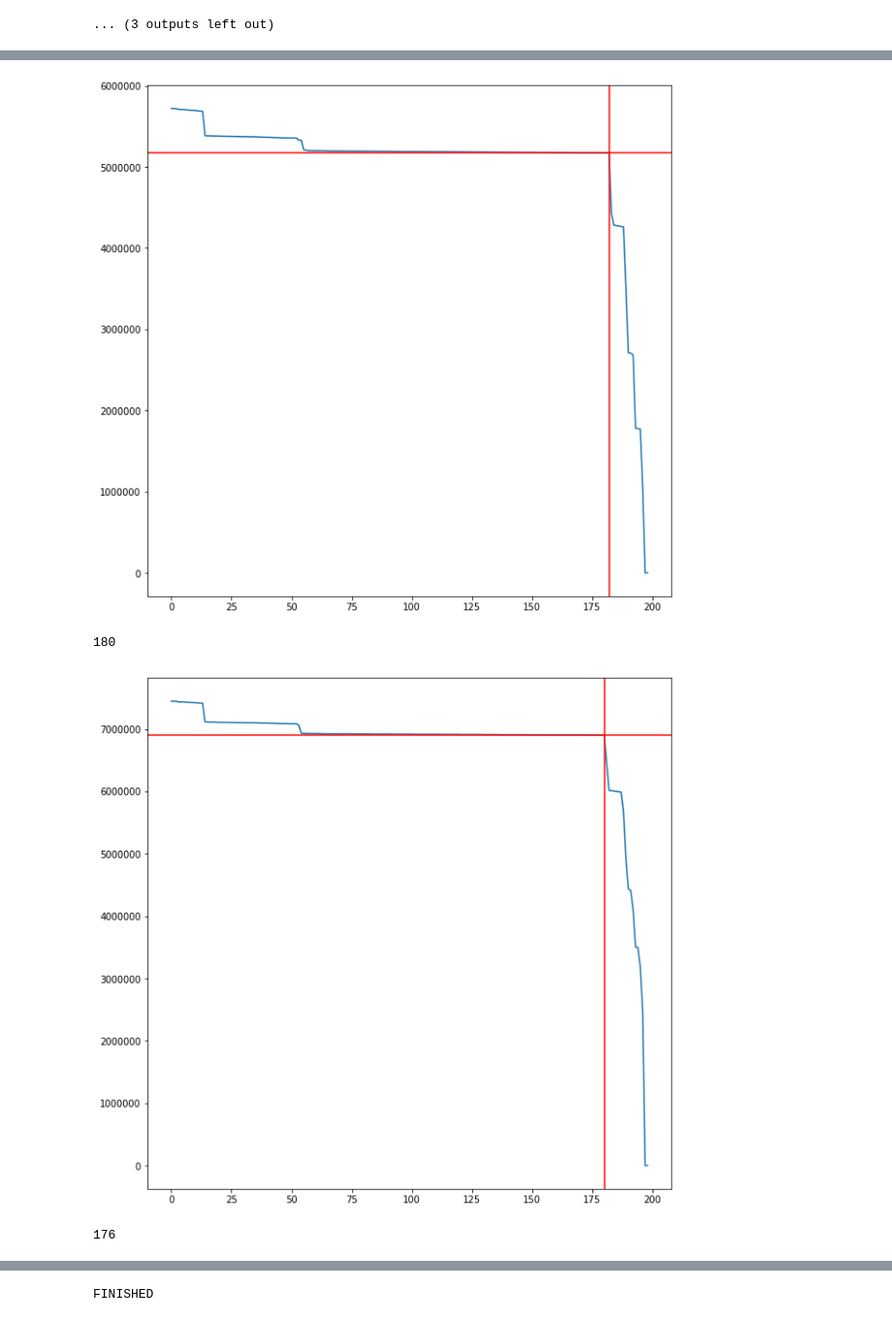
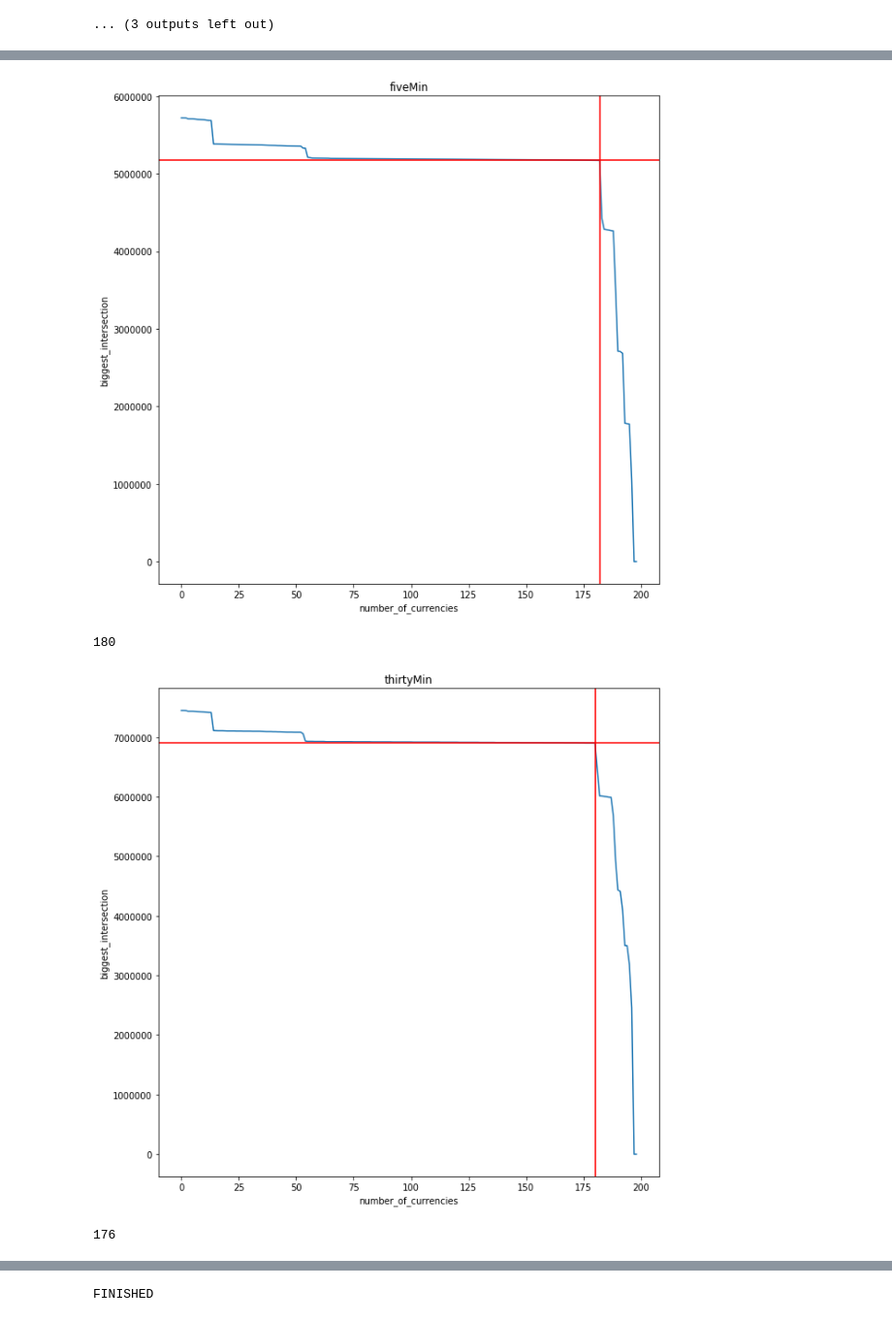
Before and after one commit to vladbataev/BigML, a Jupyter notebook: analyzing dataset.ipynb, the cells around one changed output, grey strips where cells are left out. Shown at 97% size. Cells and saved outputs as stored; diff of their text form; code cells hidden in the pictures.

Commit message:
labels on the graphs + correct format

```diff
--- a/analyzing dataset.ipynb
+++ b/analyzing dataset.ipynb
@@ -60,11 +60,16 @@ def read_datas(datas_type, delta, process = False):
     print("reading ", datas_type)
     for btc_pair in tqdm.tqdm(btc_pairs):
         path = 'history/' + btc_pair +  '/' + datas_type + '/'
-        file = os.listdir(path)[0]
+        file = None
+        for it_file in os.listdir(path):
+            if it_file[0] != '.':
+                file = it_file
+
         if process:
             datas[btc_pair] = add_missing(add_timestamps(pandas.read_csv(path + file, sep = ';')), delta)
         else:
             datas[btc_pair] = pandas.read_csv(path + file, sep = ';')
+
     return datas
 # %%
 def get_duration_info(datas):
@@ -312,6 +313,9 @@ for datas_type in ['oneMin', 'fiveMin', 'thirtyMin', 'hour']:
     plt.plot(indices_grid, intersections_summary[datas_type][0])
     plt.axvline(x=index, color = 'red')
     plt.axhline(y = intersections_summary[datas_type][0][index], color = 'red')
+    plt.xlabel('number_of_currencies')
+    plt.ylabel('biggest_intersection')
+    plt.title(datas_type)
     plt.show()
     best_indices[datas_type] = index
 # %% [output]
@@ -320,5 +324,5 @@ for datas_type in ['oneMin', 'fiveMin', 'thirtyMin', 'hour']:
 182
-[figure, old version]
+[figure, new version]
 180
-[figure, old version]
+[figure, new version]
 176
```
Also changed, not shown: parts of 5 cells of this notebook.
